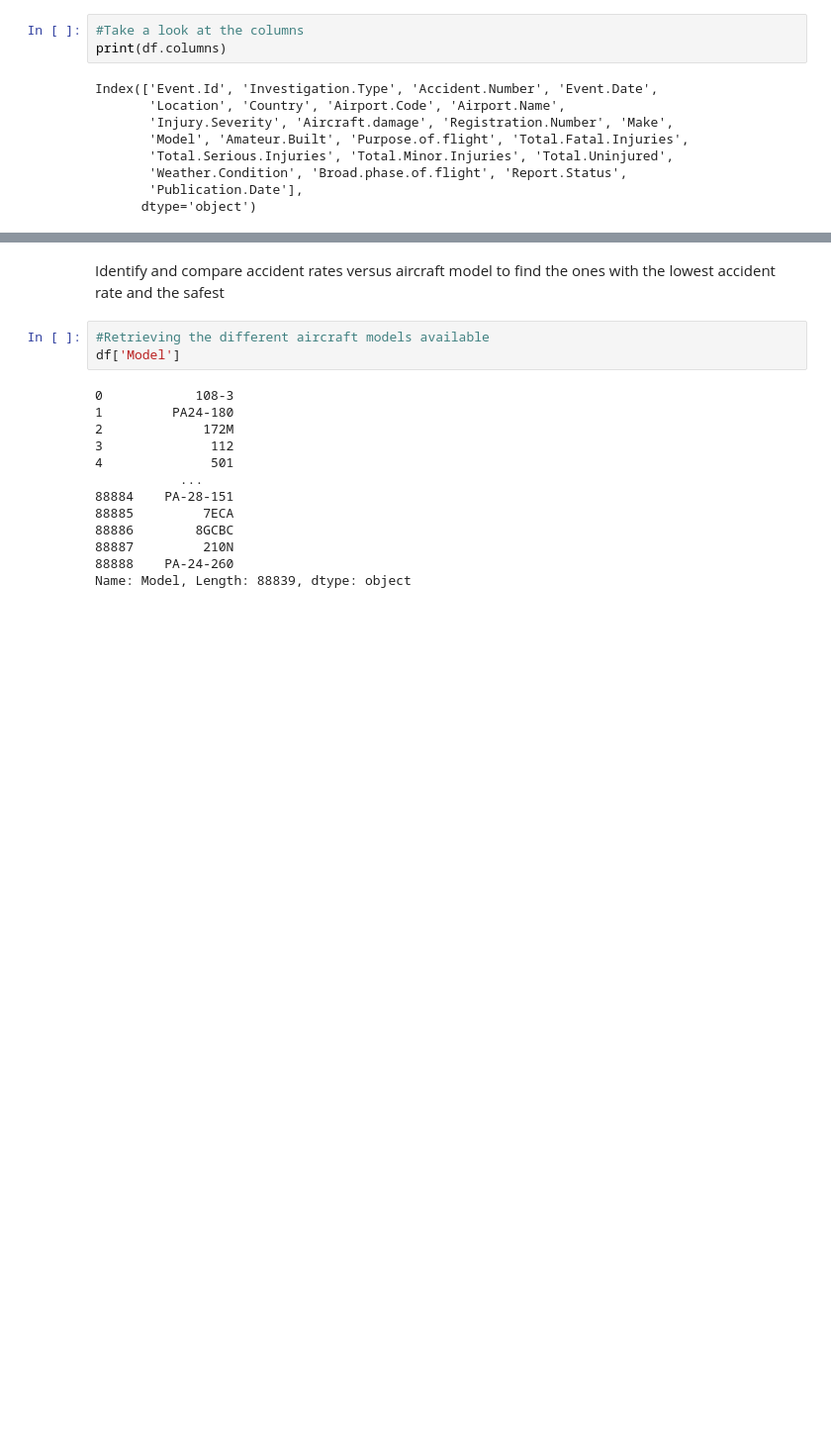
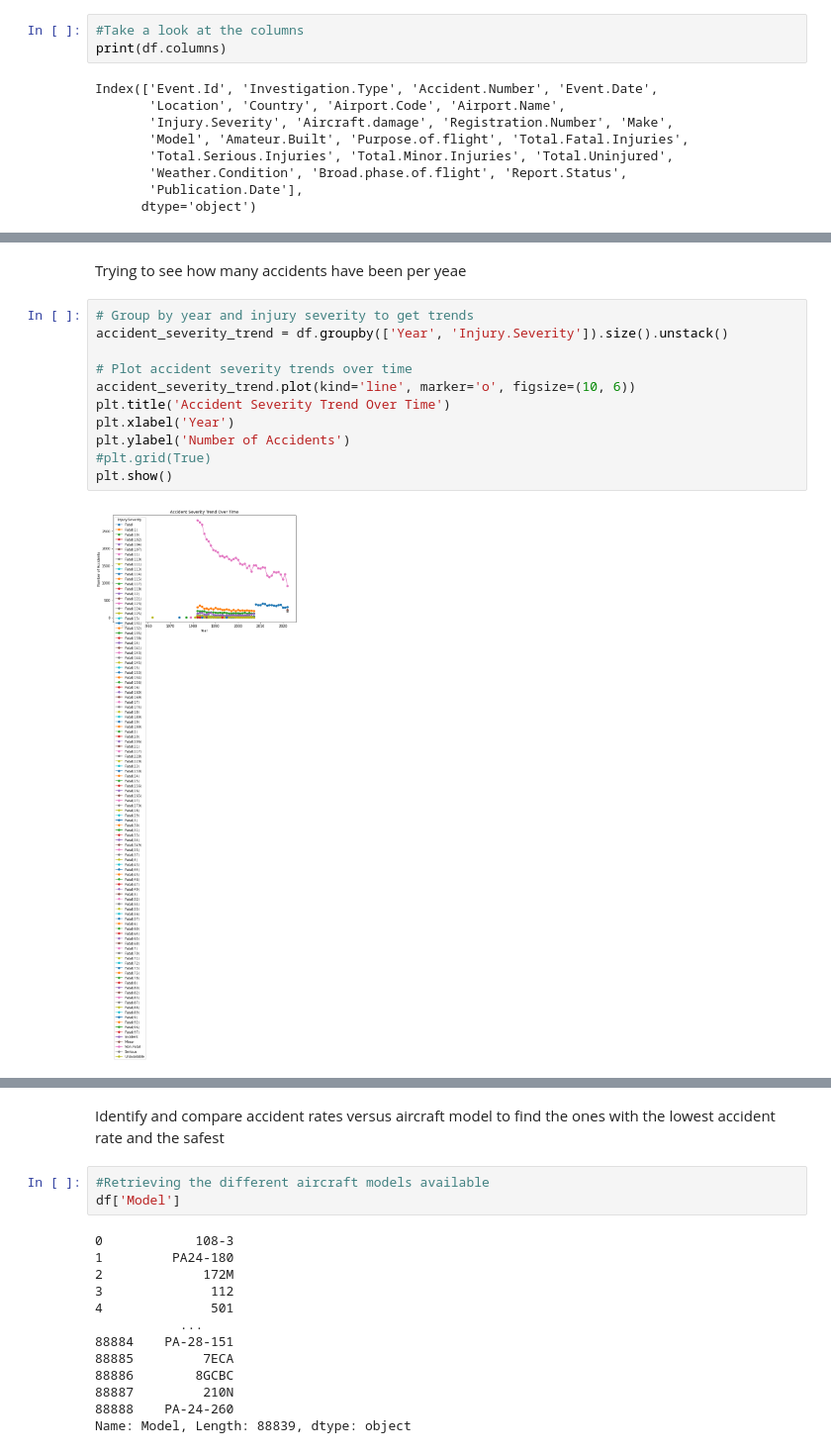
Before and after one commit to EdelLwoyelo/Phase-1-Project-Aircraft-Accident-Analysis, a Jupyter notebook: Phase_1_Project.ipynb, the cells around one changed output, grey strips where cells are left out. Shown: that part at 99% size. Cells and saved outputs as stored; diff of their text form; blank space fills up the shorter version.

```diff
--- a/Phase_1_Project.ipynb
+++ b/Phase_1_Project.ipynb
@@ -383,0 +429,15 @@ Index(['Event.Id', 'Investigation.Type', 'Accident.Number', 'Event.Date',
+# %% [markdown]
+Trying to see how many accidents have been per yeae
+# %%
+# Group by year and injury severity to get trends
+accident_severity_trend = df.groupby(['Year', 'Injury.Severity']).size().unstack()
+
+# Plot accident severity trends over time
+accident_severity_trend.plot(kind='line', marker='o', figsize=(10, 6))
+plt.title('Accident Severity Trend Over Time')
+plt.xlabel('Year')
+plt.ylabel('Number of Accidents')
+#plt.grid(True)
+plt.show()
+# %% [output]
+[figure, added]
```
Also changed, not shown: parts of 8 cells of this notebook.
